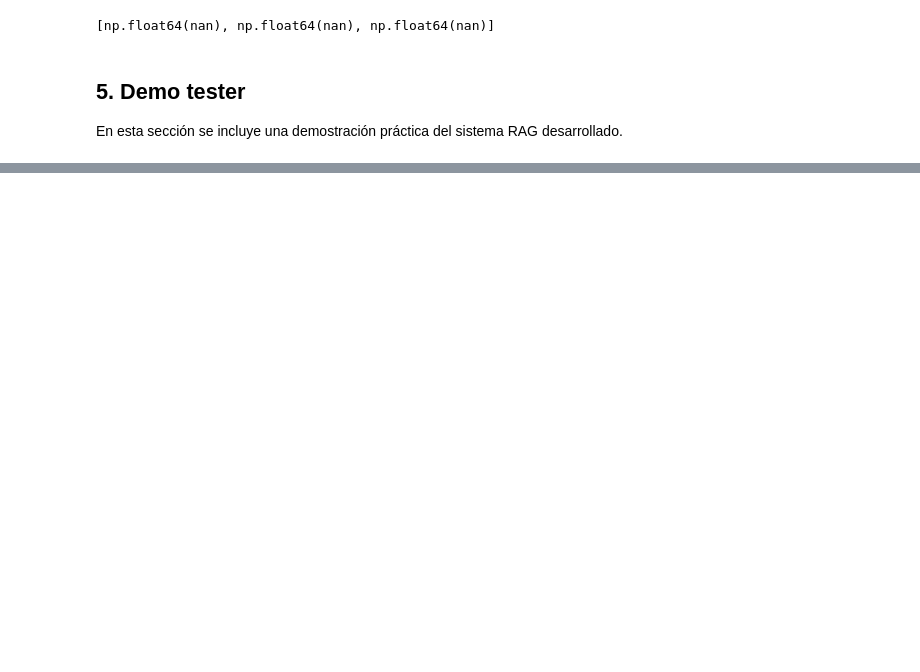
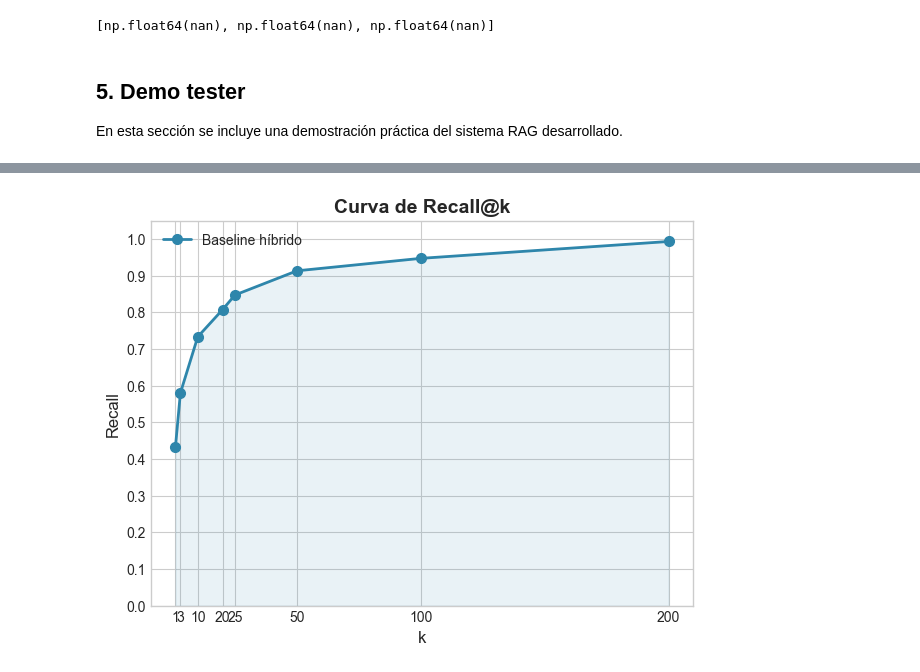
Before and after one commit to alexmoratar/TFM_RAG_NOR, a Jupyter notebook: notebooks/05_RAG_Generation_TFM_RAG_NOR.ipynb, the cells around one changed output, grey strips where cells are left out. Cells and saved outputs as stored; diff of their text form; code cells hidden in the pictures; blank space fills up the shorter version.

```diff
--- a/notebooks/05_RAG_Generation_TFM_RAG_NOR.ipynb
+++ b/notebooks/05_RAG_Generation_TFM_RAG_NOR.ipynb
@@ -733,0 +948,33 @@ These pillars are mentioned in the document "AI Hleg Ethics Guidelines.pdf" on p
+# %%
+import matplotlib.pyplot as plt
+import numpy as np
+
+plt.style.use("seaborn-v0_8-whitegrid")
+
+recall_values = {
+    1: 0.433,
+    3: 0.580,
+    10: 0.733,
+    20: 0.807,
+    25: 0.847,
+    50: 0.913,
+    100: 0.947,
+    200: 0.993,
+}
+
+ks = list(recall_values.keys())
+vals = list(recall_values.values())
+
+plt.figure(figsize=(7,5))
+plt.plot(ks, vals, marker="o", linewidth=2, markersize=7, color="#2E86AB", label="Baseline híbrido")
+plt.fill_between(ks, vals, alpha=0.1, color="#2E86AB")
+plt.title("Curva de Recall@k", fontsize=14, fontweight="bold")
+plt.xlabel("k", fontsize=12)
+plt.ylabel("Recall", fontsize=12)
+plt.xticks(ks, fontsize=10)
+plt.yticks(np.linspace(0,1,11), fontsize=10)
+plt.ylim(0,1.05)
+plt.legend(frameon=False)
+plt.show()
+# %% [output]
+[figure, added]
```
Also changed, not shown: parts of 35 cells of this notebook, 13 other files.
